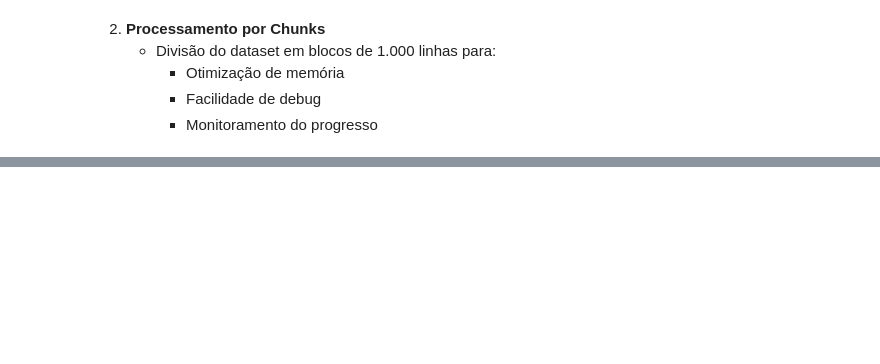
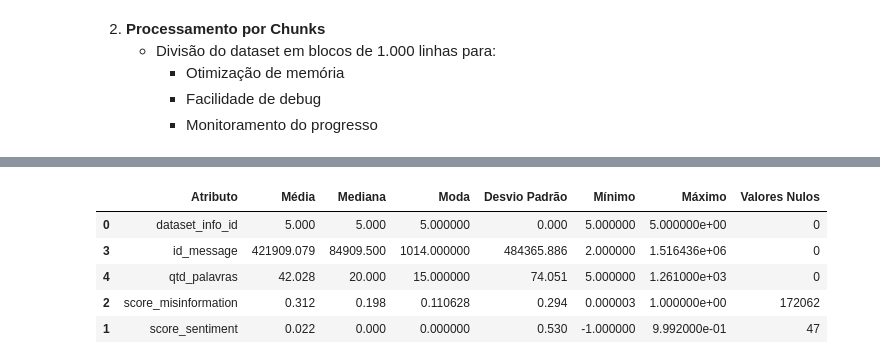
Before and after one commit to EstherMart/Data-Mining, a Jupyter notebook: Lista03_AnaliseDeDados/analise_de_dados.ipynb, the cells around one changed output, grey strips where cells are left out. Cells and saved outputs as stored; diff of their text form; code cells hidden in the pictures; blank space fills up the shorter version.

```diff
--- a/Lista03_AnaliseDeDados/analise_de_dados.ipynb
+++ b/Lista03_AnaliseDeDados/analise_de_dados.ipynb
@@ -143,0 +365,41 @@ if trava_dist.get(True, 0) > 0:
+# %%
+# Seleção das colunas numéricas com base nos tipos
+atributos_numericos = df_sem_mensagens_curtas.select_dtypes(include=['int64', 'float64']).columns
+
+# Lista para armazenar os resultados
+medidas_central = []
+
+# Loop pelas colunas numéricas
+for coluna in atributos_numericos:
+    serie = df_sem_mensagens_curtas[coluna].dropna()  # Ignora valores nulos
+    media = serie.mean()
+    mediana = serie.median()
+    moda = serie.mode().iloc[0] if not serie.mode().empty else 'N/A'
+    desvio = serie.std()
+    minimo = serie.min()
+    maximo = serie.max()
+    total_nulos = df_sem_mensagens_curtas[coluna].isna().sum()
+
+    medidas_central.append({
+        'Atributo': coluna,
+        'Média': round(media, 3),
+        'Mediana': round(mediana, 3),
+        'Moda': moda,
+        'Desvio Padrão': round(desvio, 3),
+        'Mínimo': minimo,
+        'Máximo': maximo,
+        'Valores Nulos': total_nulos
+    })
+
+# Criação do DataFrame com os resultados
+df_medidas_central = pd.DataFrame(medidas_central)
+
+# Exibição formatada
+display(df_medidas_central.sort_values(by='Atributo'))
+# %% [output]
+|  | Atributo | Média | Mediana | Moda | Desvio Padrão | Mínimo | Máximo | Valores Nulos |
+| 0 | dataset_info_id | 5.000 | 5.000 | 5.000000 | 0.000 | 5.000000 | 5.000000e+00 | 0 |
+| 3 | id_message | 421909.079 | 84909.500 | 1014.000000 | 484365.886 | 2.000000 | 1.516436e+06 | 0 |
+| 4 | qtd_palavras | 42.028 | 20.000 | 15.000000 | 74.051 | 5.000000 | 1.261000e+03 | 0 |
+| 2 | score_misinformation | 0.312 | 0.198 | 0.110628 | 0.294 | 0.000003 | 1.000000e+00 | 172062 |
+| 1 | score_sentiment | 0.022 | 0.000 | 0.000000 | 0.530 | -1.000000 | 9.992000e-01 | 47 |
```
Also changed, not shown: parts of 22 cells of this notebook.
